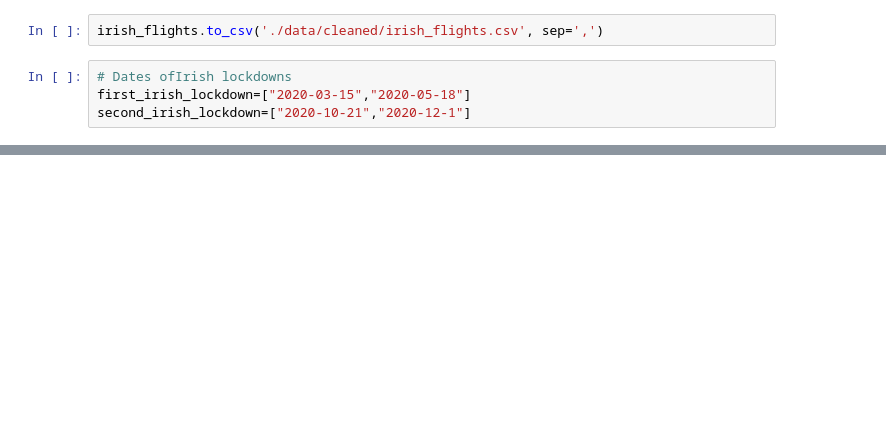
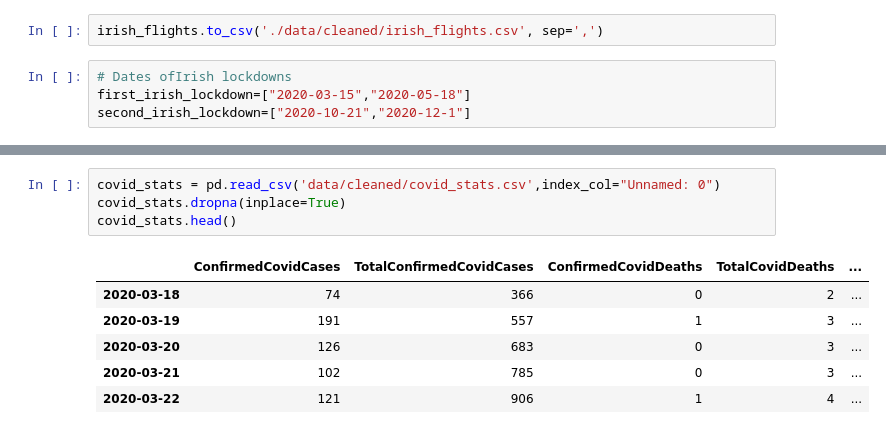
Before and after one commit to Truncation-Nation/hack4change, a Jupyter notebook: flight-data.ipynb, the cells around one changed output, grey strips where cells are left out. Drawn from its saved outputs; the diff is of its cells as text; blank space fills up the shorter version.

```diff
--- a/flight-data.ipynb
+++ b/flight-data.ipynb
@@ -92,0 +116,11 @@ irishLineGraph(irish_num_flights, "Number Of Irish Flights")
+# %%
+covid_stats = pd.read_csv('data/cleaned/covid_stats.csv',index_col="Unnamed: 0")
+covid_stats.dropna(inplace=True)
+covid_stats.head()
+# %% [output]
+|  | ConfirmedCovidCases | TotalConfirmedCovidCases | ConfirmedCovidDeaths | TotalCovidDeaths | ... |
+| 2020-03-18 | 74 | 366 | 0 | 2 | ... |
+| 2020-03-19 | 191 | 557 | 1 | 3 | ... |
+| 2020-03-20 | 126 | 683 | 0 | 3 | ... |
+| 2020-03-21 | 102 | 785 | 0 | 3 | ... |
+| 2020-03-22 | 121 | 906 | 1 | 4 | ... |
```
Also changed, not shown: parts of 8 cells of this notebook.
